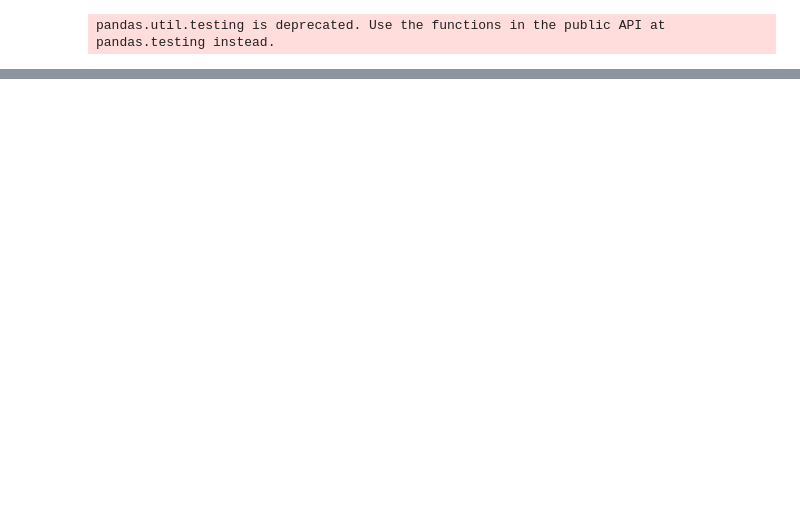
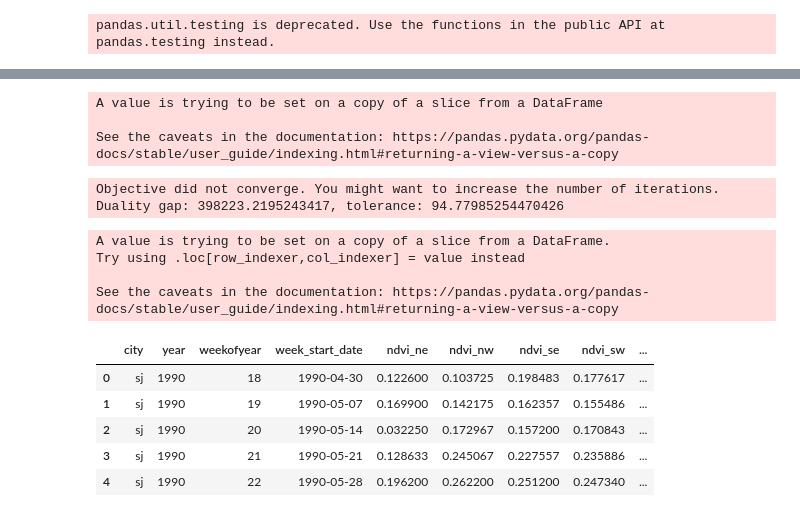
Before and after one commit to sipocz/_dengue, a Jupyter notebook: _dengue_01.ipynb, the cells around one changed output, grey strips where cells are left out. Cells and saved outputs as stored; diff of their text form; code cells hidden in the pictures; blank space fills up the shorter version.

```diff
--- a/_dengue_01.ipynb
+++ b/_dengue_01.ipynb
@@ -363,0 +411,36 @@ fig2.show()
+# %%
+XX_sj.dropna(inplace=True)
+# %% [output]
+A value is trying to be set on a copy of a slice from a DataFrame
+
+See the caveats in the documentation: https://pandas.pydata.org/pandas-docs/stable/user_guide/indexing.html#returning-a-view-versus-a-copy
+# %%
+from sklearn.linear_model import Lasso
+
+
+
+
+alpha=0.00001
+lassoreg = Lasso(alpha=alpha,normalize=False, max_iter=500, tol=0.0001)
+lassoreg.fit(XX_sj[prediktorok],XX_sj[['total_cases']])
+y_pred = lassoreg.predict(XX_sj[prediktorok])
+# %% [output]
+Objective did not converge. You might want to increase the number of iterations. Duality gap: 398223.2195243417, tolerance: 94.77985254470426
+# %%
+y_pred=y_pred.T
+# %%
+XX_sj["pred"]=y_pred
+# %% [output]
+A value is trying to be set on a copy of a slice from a DataFrame.
+Try using .loc[row_indexer,col_indexer] = value instead
+
+See the caveats in the documentation: https://pandas.pydata.org/pandas-docs/stable/user_guide/indexing.html#returning-a-view-versus-a-copy
+# %%
+XX_sj.head(5)
+# %% [output]
+|  | city | year | weekofyear | week_start_date | ndvi_ne | ndvi_nw | ndvi_se | ndvi_sw | ... |
+| 0 | sj | 1990 | 18 | 1990-04-30 | 0.122600 | 0.103725 | 0.198483 | 0.177617 | ... |
+| 1 | sj | 1990 | 19 | 1990-05-07 | 0.169900 | 0.142175 | 0.162357 | 0.155486 | ... |
+| 2 | sj | 1990 | 20 | 1990-05-14 | 0.032250 | 0.172967 | 0.157200 | 0.170843 | ... |
+| 3 | sj | 1990 | 21 | 1990-05-21 | 0.128633 | 0.245067 | 0.227557 | 0.235886 | ... |
+| 4 | sj | 1990 | 22 | 1990-05-28 | 0.196200 | 0.262200 | 0.251200 | 0.247340 | ... |
```
Also changed, not shown: parts of 14 cells of this notebook.
